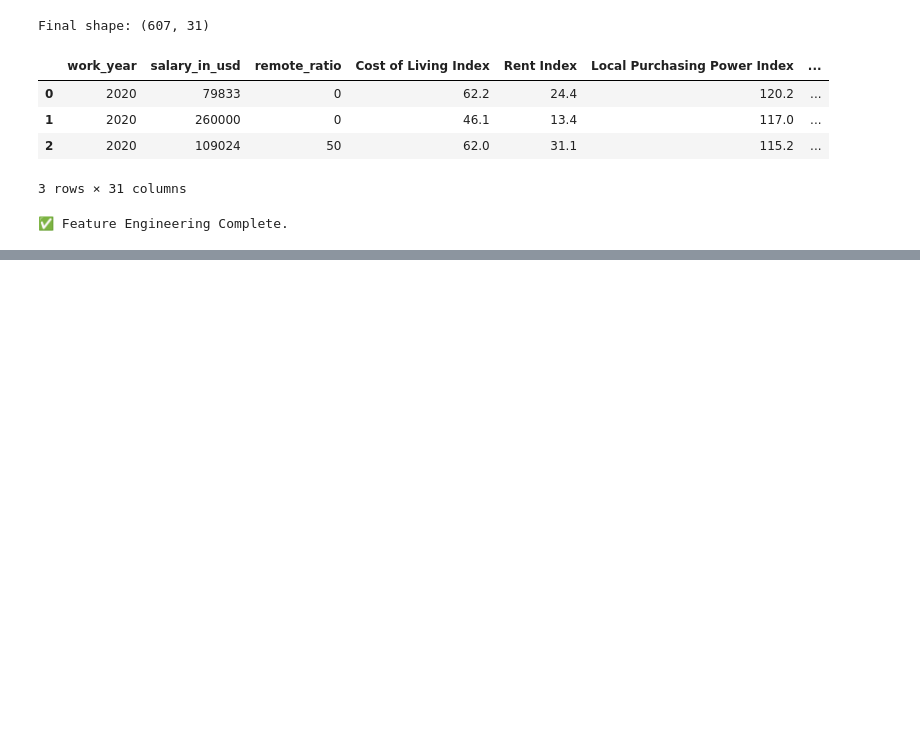
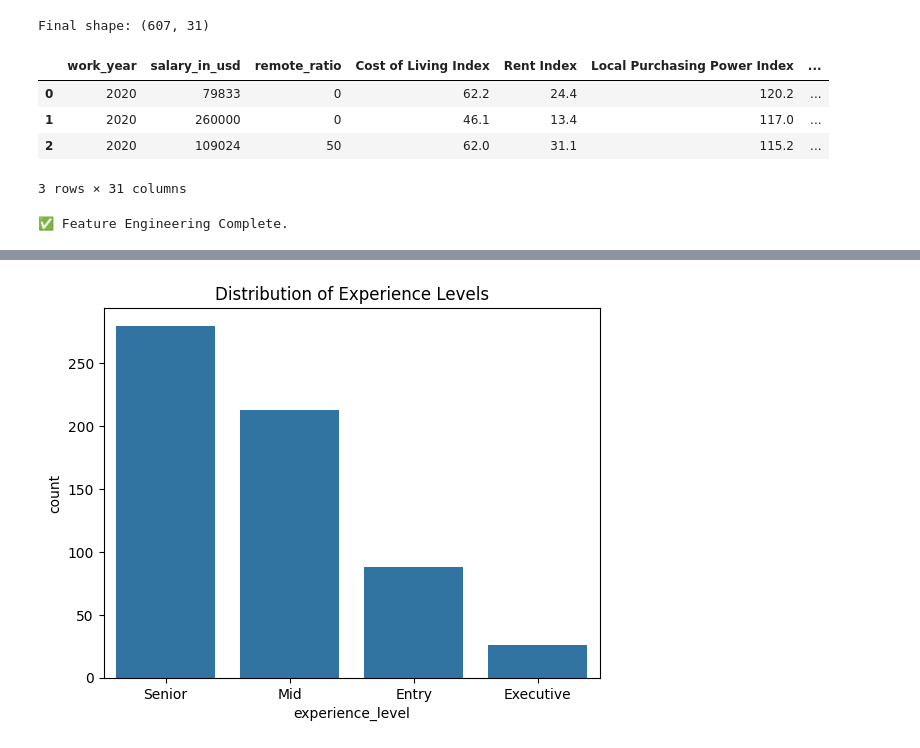
Before and after one commit to Uman-66/ai-driven-salary-analysis, a Jupyter notebook: notebooks/01_data_loading_and_overview.ipynb, the cells around one changed output, grey strips where cells are left out. Cells and saved outputs as stored; diff of their text form; code cells hidden in the pictures; blank space fills up the shorter version.

```diff
--- a/notebooks/01_data_loading_and_overview.ipynb
+++ b/notebooks/01_data_loading_and_overview.ipynb
@@ -453,0 +490,8 @@ print("✅ Feature Engineering Complete.")
+# %%
+sns.countplot(x='experience_level', data=df, order=df['experience_level'].value_counts().index)
+plt.title("Distribution of Experience Levels")
+plt.savefig("../reports/visuals/Distribution of Experience Levels.png", bbox_inches='tight')
+
+plt.show()
+# %% [output]
+[figure, added]
```
Also changed, not shown: parts of 11 cells of this notebook, 8 other files.
